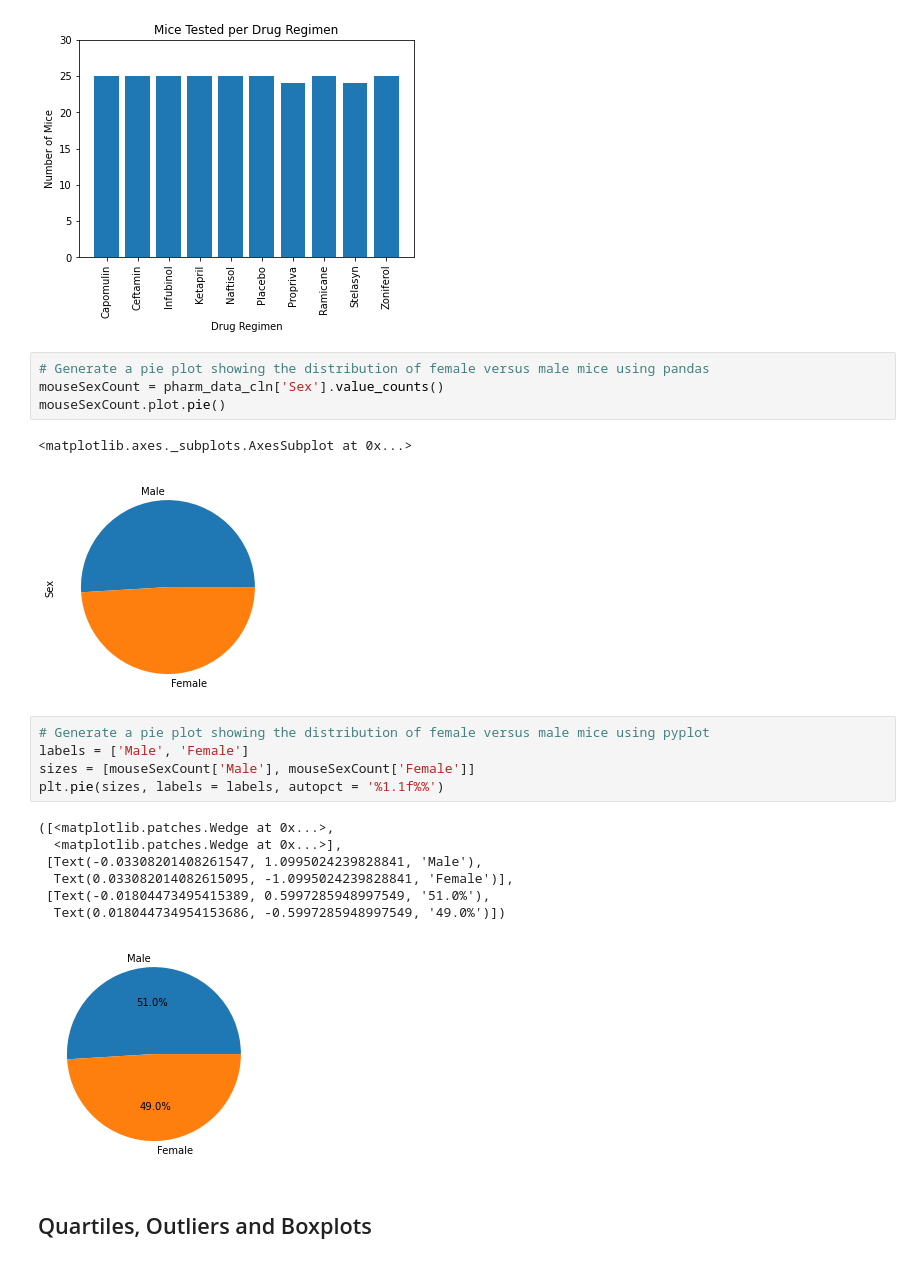
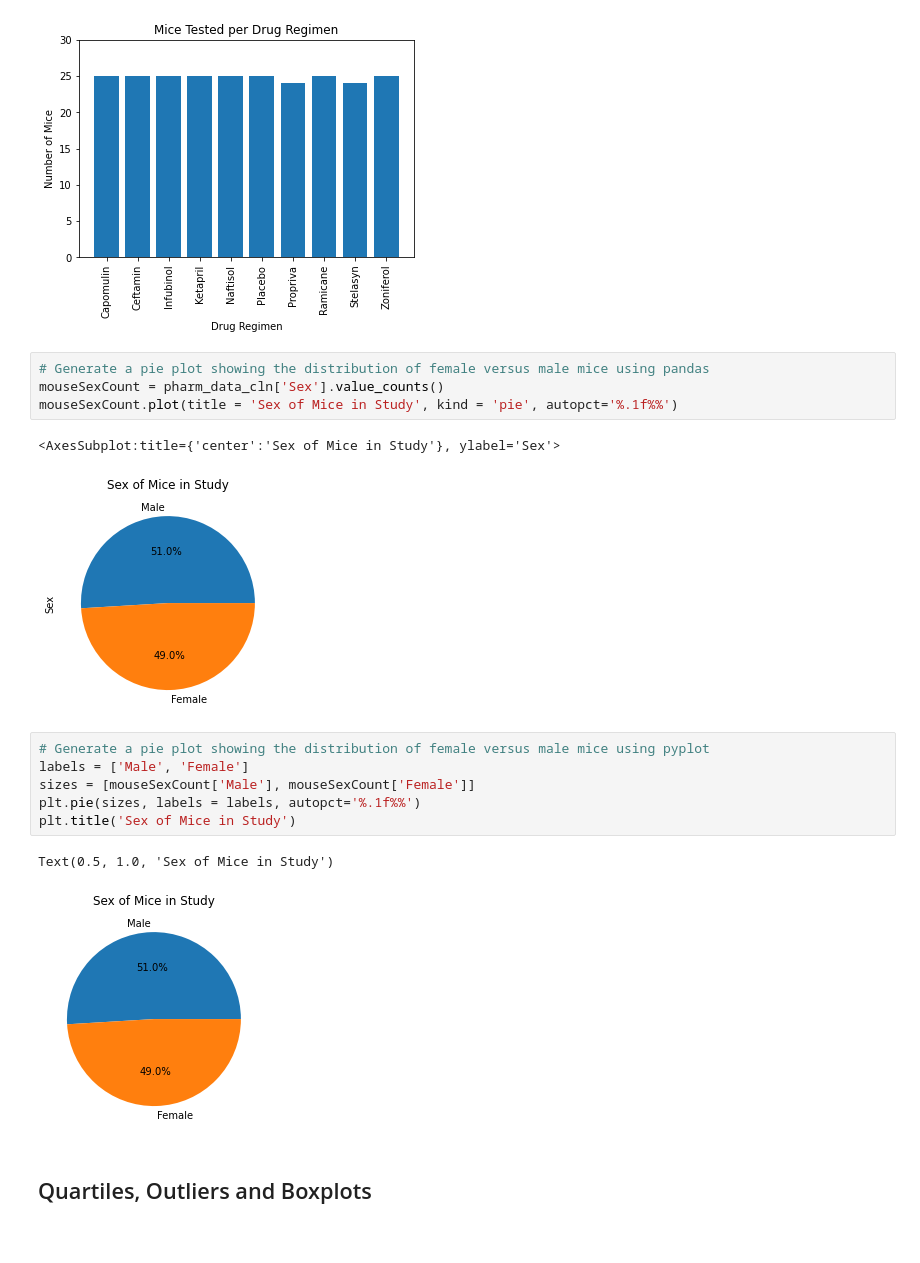
Before and after one commit to owenmeyer3/matplotlib-challenge, a Jupyter notebook: Instructions/Pymaceuticals/pymaceuticals_starter.ipynb, the cells around one changed output. Cells and saved outputs as stored; diff of their text form.

Commit message:
modified aesthetics of bar and pie charts. Modifeed Quartiles/Outliers/Boxplots

```diff
--- a/Instructions/Pymaceuticals/pymaceuticals_starter.ipynb
+++ b/Instructions/Pymaceuticals/pymaceuticals_starter.ipynb
@@ -159,23 +155,19 @@ Text(0.5, 1.0, 'Mice Tested per Drug Regimen')
 # %%
 # Generate a pie plot showing the distribution of female versus male mice using pandas
 mouseSexCount = pharm_data_cln['Sex'].value_counts()
-mouseSexCount.plot.pie()
+mouseSexCount.plot(title = 'Sex of Mice in Study', kind = 'pie', autopct='%.1f%%')
 # %% [output]
-<matplotlib.axes._subplots.AxesSubplot at 0x...>
+<AxesSubplot:title={'center':'Sex of Mice in Study'}, ylabel='Sex'>
-[figure, old version]
+[figure, new version]
 # %%
 # Generate a pie plot showing the distribution of female versus male mice using pyplot
 labels = ['Male', 'Female']
 sizes = [mouseSexCount['Male'], mouseSexCount['Female']]
-plt.pie(sizes, labels = labels, autopct = '%1.1f%%')
+plt.pie(sizes, labels = labels, autopct='%.1f%%')
+plt.title('Sex of Mice in Study')
 # %% [output]
-([<matplotlib.patches.Wedge at 0x...>,
-  <matplotlib.patches.Wedge at 0x...>],
- [Text(-0.03308201408261547, 1.0995024239828841, 'Male'),
-  Text(0.033082014082615095, -1.0995024239828841, 'Female')],
- [Text(-0.01804473495415389, 0.5997285948997549, '51.0%'),
-  Text(0.018044734954153686, -0.5997285948997549, '49.0%')])
+Text(0.5, 1.0, 'Sex of Mice in Study')
-[figure, old version]
+[figure, new version]
 # %% [markdown]
 ## Quartiles, Outliers and Boxplots
 # %%
```
Also changed, not shown: parts of 5 cells of this notebook.
